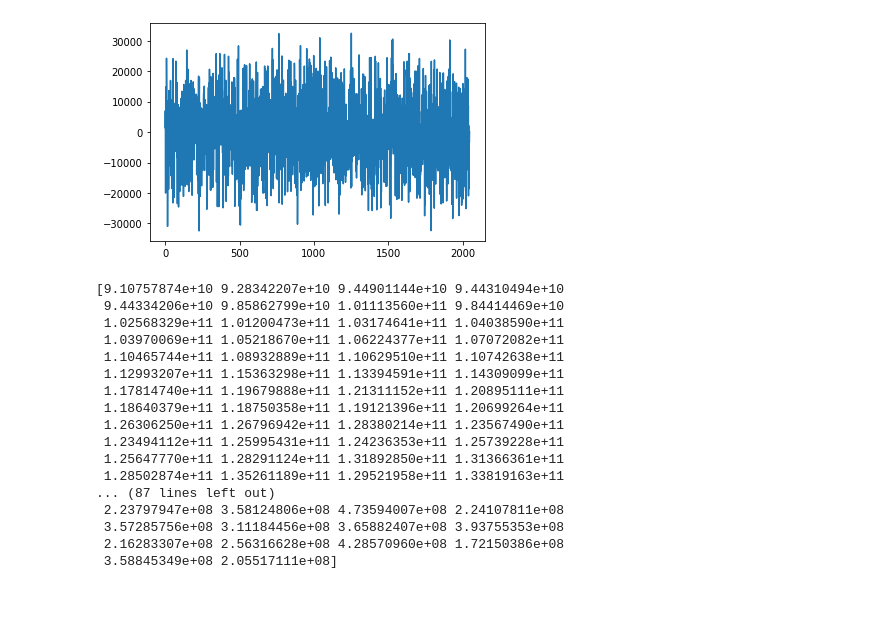
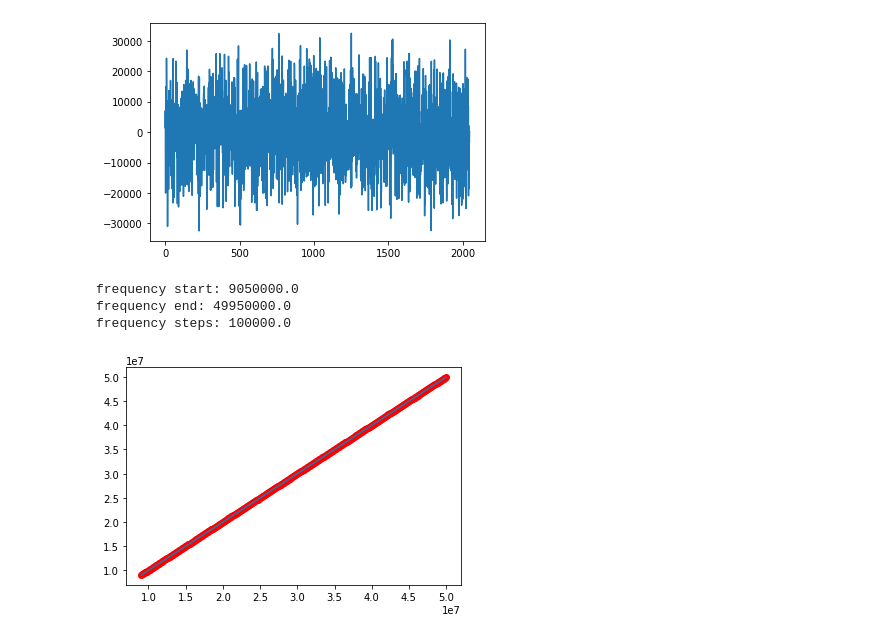
Before and after one commit to lusee-night/notebooks, a Jupyter notebook: calibrator/find_amp_phase.ipynb, the cells around one changed output. Drawn from its saved outputs; the diff is of its cells as text; code cells hidden in the pictures; blank space fills up the shorter version.

```diff
--- a/calibrator/find_amp_phase.ipynb
+++ b/calibrator/find_amp_phase.ipynb
@@ -4,7 +4,7 @@ import matplotlib.pyplot as plt
 # %%
 wave = np.fromfile('calibrator_231001.bin' ,dtype=np.int16)
 plt.plot(wave)
-sampling_rate=102.4e6
+sampling_rate_cal=102.4e6
 Ns = len(wave) # basic waveform length
 Nx = 1 # number of repetitions we want to generate
 Npt = Ns * Nx # total length
@@ -12,15 +12,19 @@ Npt = Ns * Nx # total length
 [figure]
 # %%
 data_undrifted = np.genfromtxt("25mhz_240611_153549.csv", delimiter=',')[:,4]
+sampling_rate_data = 250e6
 # %%
 wave_f = np.fft.rfft(wave)
 freqs = np.fft.rfftfreq(Ns)
-phi = np.arange(Npt)*2*np.pi/Ns
-# bw = np.zeros(Npt, dtype=complex)
-# bw_conj = np.zeros(Npt, dtype=complex)
-# for freq, comp in enumerate(wave_f):
-#     bw[freq] = comp
-#     bw_conj[freq] = np.conj(comp)
+b_w = wave_f[181:-24:2]
+f_og = freqs[181:-24:2]
+print(f'frequency start: {f_og[0]*sampling_rate_cal}')
+print(f'frequency end: {f_og[-1]*sampling_rate_cal}')
+print(f'frequency steps: {(f_og[1] - f_og[0])*sampling_rate_cal}')
+# %% [output]
+frequency start: 9050000.0
+frequency end: 49950000.0
+frequency steps: 100000.0
 # %%
 def get_peaks (signal, Nex=1, fbase=50e3, fstep=100e3, fmax=1e6, fdelta=30e3, sampling_rate=102.4e6):
     N = len(signal)
@@ -51,29 +55,15 @@ def get_peaks (signal, Nex=1, fbase=50e3, fstep=100e3, fmax=1e6, fdelta=30e3, sa
     signal_l = np.fft.irfft(signal_f)[0:N]
     return np.array(freqs), np.array(a_w), df, Nex*2*signal_l
 # %%
-freqs, a_w, df, sigb = get_peaks(data_undrifted, 20, fbase=9e6+50e3, fmax=50e6, sampling_rate=sampling_rate)
-freqs_og, b_w, df_og, sigb_og = get_peaks(wave, 20, fbase=9e6+50e3, fmax=50e6, sampling_rate=sampling_rate)
+freqs, a_w, df, sigb = get_peaks(data_undrifted, 20, fbase=9e6+50e3, fmax=50e6, sampling_rate=sampling_rate_data)
+# %%
+plt.plot(f_og*sampling_rate_cal, freqs, 'ro')
+plt.plot(f_og*sampling_rate_cal, freqs)
+plt.show()
+# %% [output]
+[figure, added]
 # %%
 bw_conj = np.conj(b_w)
 amp_coefs = np.abs(a_w * bw_conj)
-print(amp_coefs[:20])
-# %% [output]
-[9.10757874e+10 9.28342207e+10 9.44901144e+10 9.44310494e+10
- 9.44334206e+10 9.85862799e+10 1.01113560e+11 9.84414469e+10
- 1.02568329e+11 1.01200473e+11 1.03174641e+11 1.04038590e+11
- 1.03970069e+11 1.05218670e+11 1.06224377e+11 1.07072082e+11
- 1.10465744e+11 1.08932889e+11 1.10629510e+11 1.10742638e+11
- 1.12993207e+11 1.15363298e+11 1.13394591e+11 1.14309099e+11
- 1.17814740e+11 1.19679888e+11 1.21311152e+11 1.20895111e+11
- 1.18640379e+11 1.18750358e+11 1.19121396e+11 1.20699264e+11
- 1.26306250e+11 1.26796942e+11 1.28380214e+11 1.23567490e+11
- 1.23494112e+11 1.25995431e+11 1.24236353e+11 1.25739228e+11
- 1.25647770e+11 1.28291124e+11 1.31892850e+11 1.31366361e+11
- 1.28502874e+11 1.35261189e+11 1.29521958e+11 1.33819163e+11
-... (87 lines left out)
- 2.23797947e+08 3.58124806e+08 4.73594007e+08 2.24107811e+08
- 3.57285756e+08 3.11184456e+08 3.65882407e+08 3.93755353e+08
- 2.16283307e+08 2.56316628e+08 4.28570960e+08 1.72150386e+08
- 3.58845349e+08 2.05517111e+08]
 # %%
 exp_iwt = (a_w * bw_conj) / (b_w * bw_conj * amp_coefs)
```
Also changed, not shown: parts of 3 cells of this notebook.
